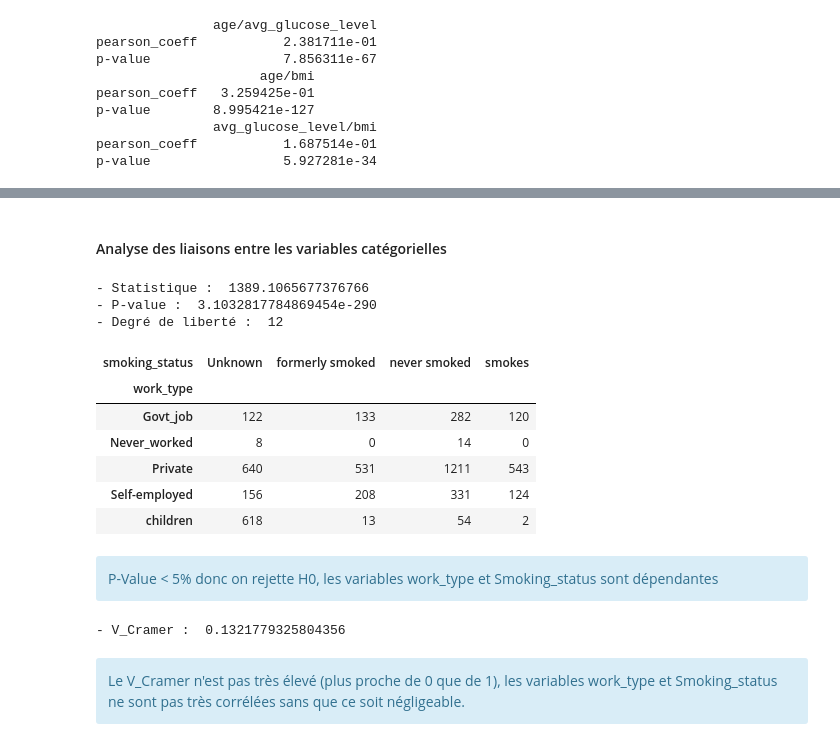
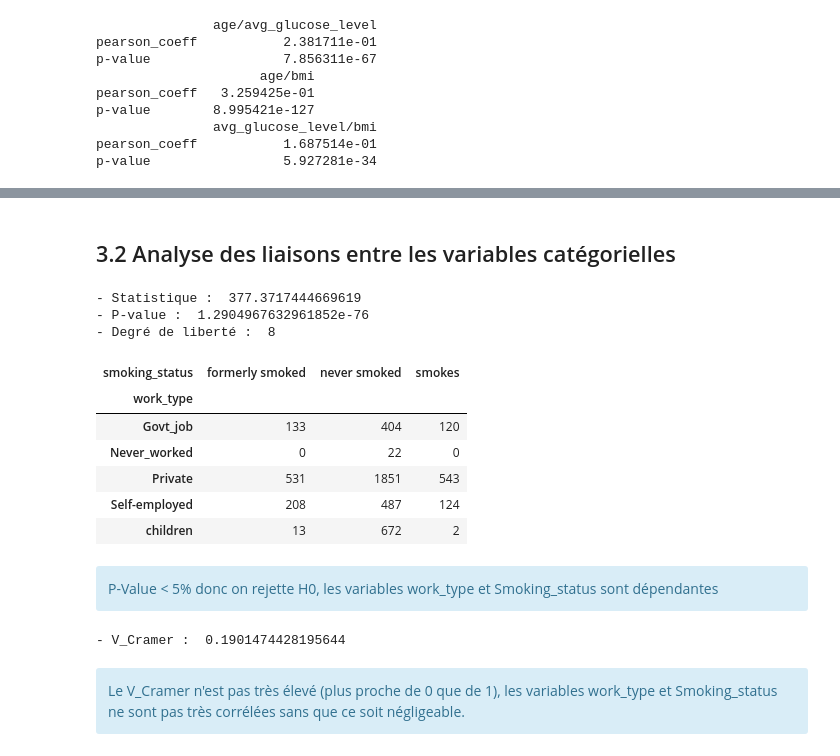
Before and after one commit to yannoushka74/Strokes_prediction_-BERTHET_NOURAUD_TRIEU, a Jupyter notebook: strokes_cleaning.ipynb, the cells around one changed output, grey strips where cells are left out. Saved outputs shown, nothing was run; the diff lists cells and outputs as text; code cells hidden in the pictures.

```diff
--- a/strokes_cleaning.ipynb
+++ b/strokes_cleaning.ipynb
@@ -405,10 +428,10 @@ print("Les données sont donc divisées en 4 quantile 0:70  < 70:100 < 100:125 <
 
 
 
-df['avg_glucose_level_classes'] = pd.cut(df['avg_glucose_level'], bins=[0,70,100,125,np.inf],labels=['Hypoglycémie','Taux normal','Hyperglycémie modérée','Diablétique'])
+df_new['avg_glucose_level_classes'] = pd.cut(df['avg_glucose_level'], bins=[0,70,100,125,np.inf],labels=['Hypoglycémie','Taux normal','Hyperglycémie modérée','Diablétique'])
 
 
-df['avg_glucose_level_classes']
+df_new['avg_glucose_level_classes']
 # %% [output]
 Hypoglycémie : Inférieur à 70g/dL de sang
 Le taux normal de la glycémie à jeun oscille entre 70 mg/dL et 100 g/dL
@@ -517,5 +541,5 @@ stats
 # %%
-df.head()
+df_new.head()
 
-df=df.drop(['age_classes'], axis = 1)
+df_new=df_new.drop(['age_classes'], axis = 1)
 # %% [markdown]
@@ -571,32 +602,31 @@ p-value                 5.927281e-34
 # %% [markdown]
-#### Analyse des liaisons entre les variables catégorielles
+<a class="anchor" name="3.2"></a>
+## 3.2 Analyse des liaisons entre les variables catégorielles
 # %%
-dfcat=df[['gender','hypertension','heart_disease','ever_married','work_type','Residence_type','smoking_status','stroke']]
+dfcat=df_new[['gender','hypertension','heart_disease','ever_married','work_type','Residence_type','smoking_status','stroke']]
 
 
 table = pd.crosstab(dfcat['work_type'],dfcat['smoking_status'])
-
-from scipy.stats import chi2_contingency
 
 resultats_test = chi2_contingency(table)
 statistique = resultats_test[0]
 p_valeur = resultats_test[1]
 degre_liberte = resultats_test[2]
 la_liste = resultats_test[3]
 print("- Statistique : ", statistique, "\n- P-value : ", p_valeur, "\n- Degré de liberté : ",degre_liberte)
 
 table
 # %% [output]
-- Statistique :  1389.1065677376766
-- P-value :  3.1032817784869454e-290
-- Degré de liberté :  12
+- Statistique :  377.3717444669619
+- P-value :  1.2904967632961852e-76
+- Degré de liberté :  8
-| smoking_status | Unknown | formerly smoked | never smoked | smokes |
-| work_type |  |  |  |  |
-| Govt_job | 122 | 133 | 282 | 120 |
-| Never_worked | 8 | 0 | 14 | 0 |
-| Private | 640 | 531 | 1211 | 543 |
-| Self-employed | 156 | 208 | 331 | 124 |
-| children | 618 | 13 | 54 | 2 |
+| smoking_status | formerly smoked | never smoked | smokes |
+| work_type |  |  |  |
+| Govt_job | 133 | 404 | 120 |
+| Never_worked | 0 | 22 | 0 |
+| Private | 531 | 1851 | 543 |
+| Self-employed | 208 | 487 | 124 |
+| children | 13 | 672 | 2 |
 # %% [markdown]
 <div class= "alert alert-block alert-info">
     P-Value < 5% donc on rejette H0, les variables work_type et Smoking_status sont dépendantes
@@ -613,9 +643,9 @@ def V_cramer(cont_table, N):
     v_cramer=np.sqrt(num/denom)
     return v_cramer
 
-print("- V_Cramer : ", V_cramer(table, df.shape[0]))
+print("- V_Cramer : ", V_cramer(table, df_new.shape[0]))
 # %% [output]
-- V_Cramer :  0.1321779325804356
+- V_Cramer :  0.1901474428195644
 # %% [markdown]
 <div class= "alert alert-block alert-info">
     Le V_Cramer n'est pas très élevé (plus proche de 0 que de 1), les variables work_type et Smoking_status ne sont pas très corrélées sans que ce soit négligeable.
```
Also changed, not shown: parts of 24 cells of this notebook, 1 other file.
